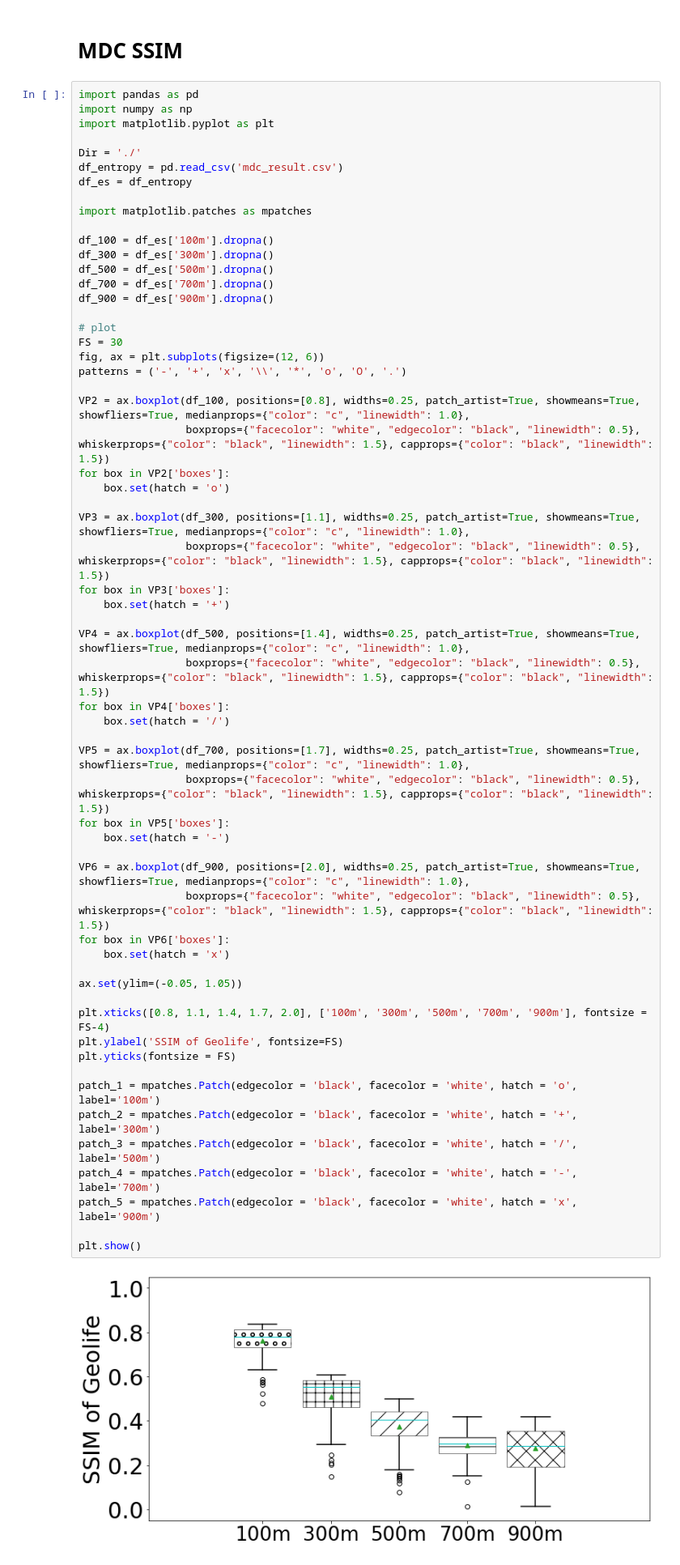
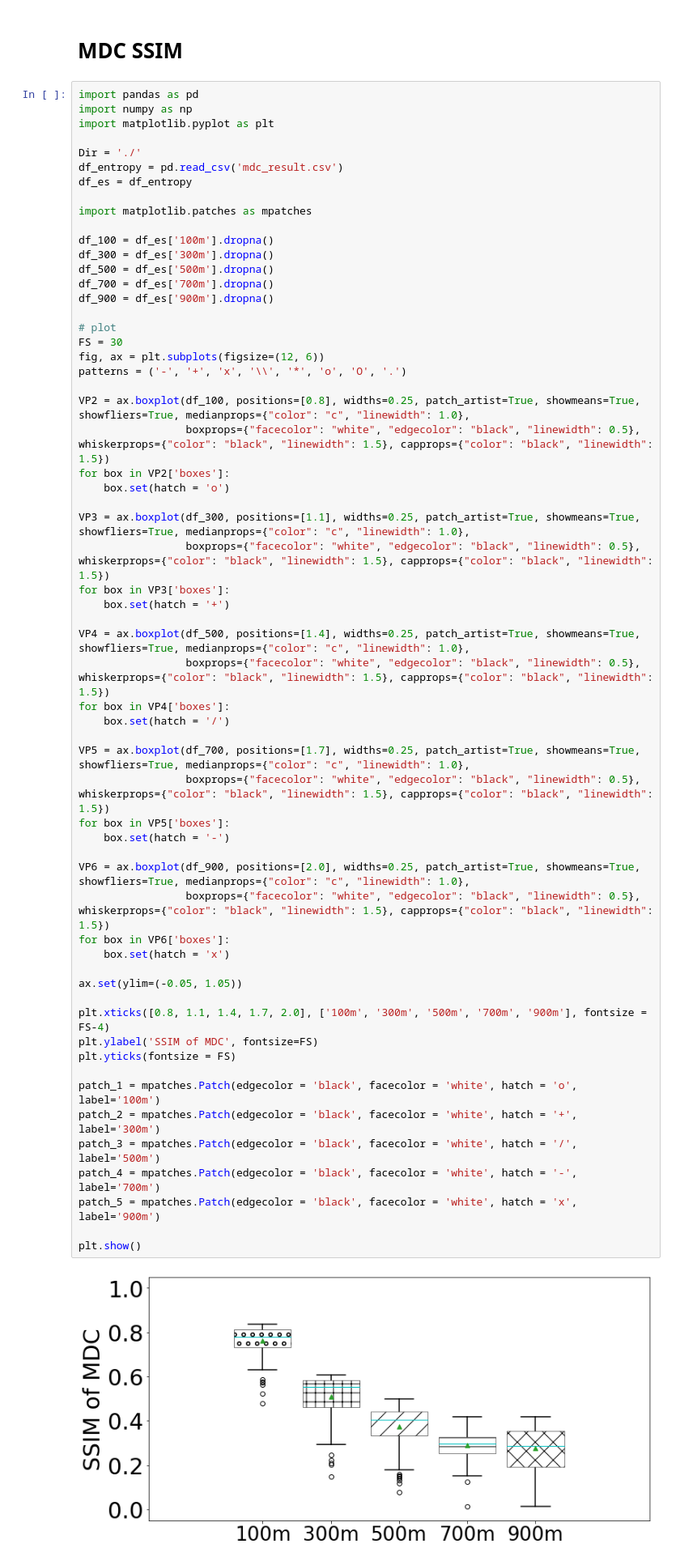
Before and after one commit to YutingZhan/distribution, a Jupyter notebook: ssim.ipynb, the cells around one changed output. Shown at 81% size. Saved outputs shown, nothing was run; the diff lists cells and outputs as text.

```diff
--- a/ssim.ipynb
+++ b/ssim.ipynb
@@ -114,32 +99,32 @@ for box in VP3['boxes']:
     box.set(hatch = '+')
 
 VP4 = ax.boxplot(df_500, positions=[1.4], widths=0.25, patch_artist=True, showmeans=True, showfliers=True, medianprops={"color": "c", "linewidth": 1.0},
                  boxprops={"facecolor": "white", "edgecolor": "black", "linewidth": 0.5}, whiskerprops={"color": "black", "linewidth": 1.5}, capprops={"color": "black", "linewidth": 1.5})
 for box in VP4['boxes']:
     box.set(hatch = '/')
 
 VP5 = ax.boxplot(df_700, positions=[1.7], widths=0.25, patch_artist=True, showmeans=True, showfliers=True, medianprops={"color": "c", "linewidth": 1.0},
                  boxprops={"facecolor": "white", "edgecolor": "black", "linewidth": 0.5}, whiskerprops={"color": "black", "linewidth": 1.5}, capprops={"color": "black", "linewidth": 1.5})
 for box in VP5['boxes']:
     box.set(hatch = '-')
 
 VP6 = ax.boxplot(df_900, positions=[2.0], widths=0.25, patch_artist=True, showmeans=True, showfliers=True, medianprops={"color": "c", "linewidth": 1.0},
                  boxprops={"facecolor": "white", "edgecolor": "black", "linewidth": 0.5}, whiskerprops={"color": "black", "linewidth": 1.5}, capprops={"color": "black", "linewidth": 1.5})
 for box in VP6['boxes']:
     box.set(hatch = 'x')
 
 ax.set(ylim=(-0.05, 1.05))
 
 plt.xticks([0.8, 1.1, 1.4, 1.7, 2.0], ['100m', '300m', '500m', '700m', '900m'], fontsize = FS-4)
-plt.ylabel('SSIM of Geolife', fontsize=FS)
+plt.ylabel('SSIM of MDC', fontsize=FS)
 plt.yticks(fontsize = FS)
 
 patch_1 = mpatches.Patch(edgecolor = 'black', facecolor = 'white', hatch = 'o', label='100m')
 patch_2 = mpatches.Patch(edgecolor = 'black', facecolor = 'white', hatch = '+', label='300m')
 patch_3 = mpatches.Patch(edgecolor = 'black', facecolor = 'white', hatch = '/', label='500m')
 patch_4 = mpatches.Patch(edgecolor = 'black', facecolor = 'white', hatch = '-', label='700m')
 patch_5 = mpatches.Patch(edgecolor = 'black', facecolor = 'white', hatch = 'x', label='900m')
 
 plt.show()
 # %% [output]
-[figure, old version]
+[figure, new version]
```
Also changed, not shown: parts of 4 cells of this notebook.
